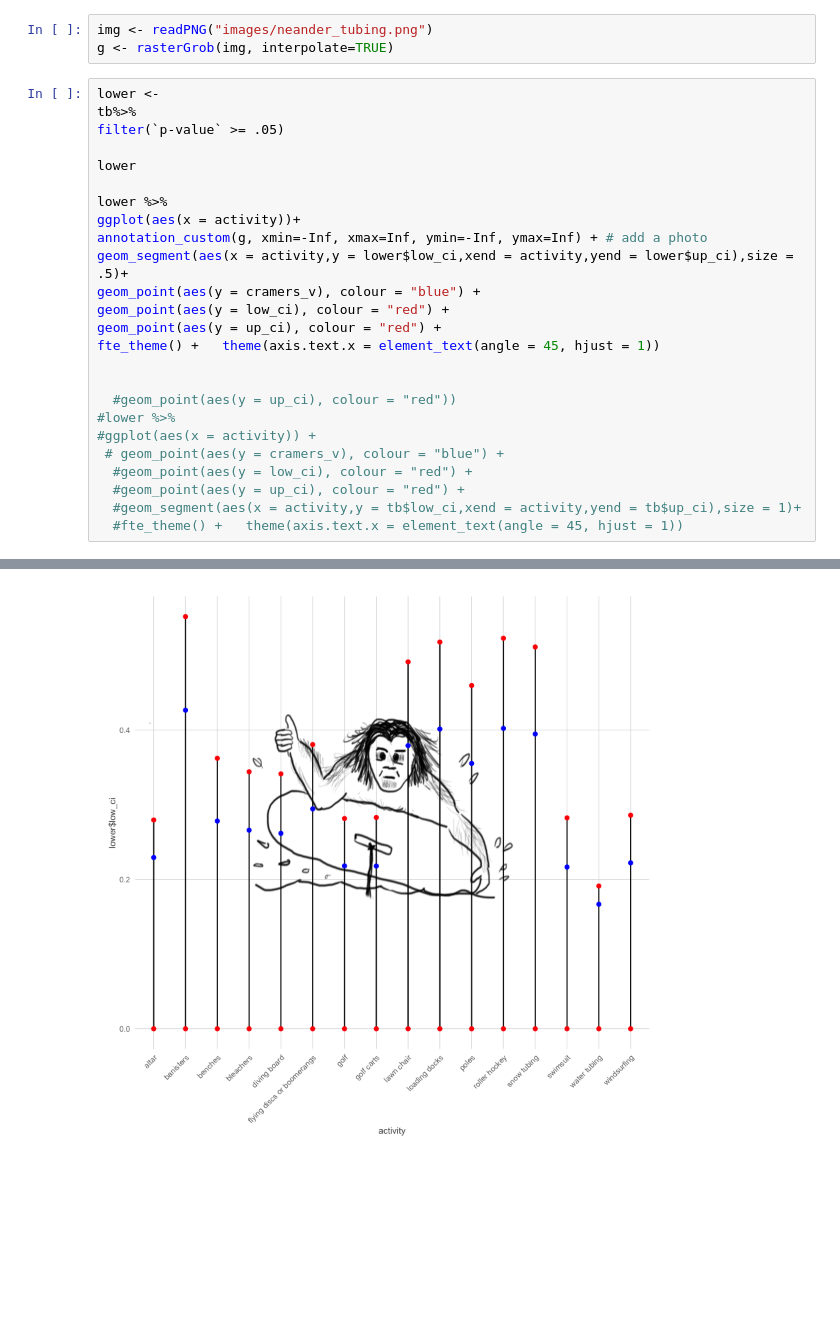
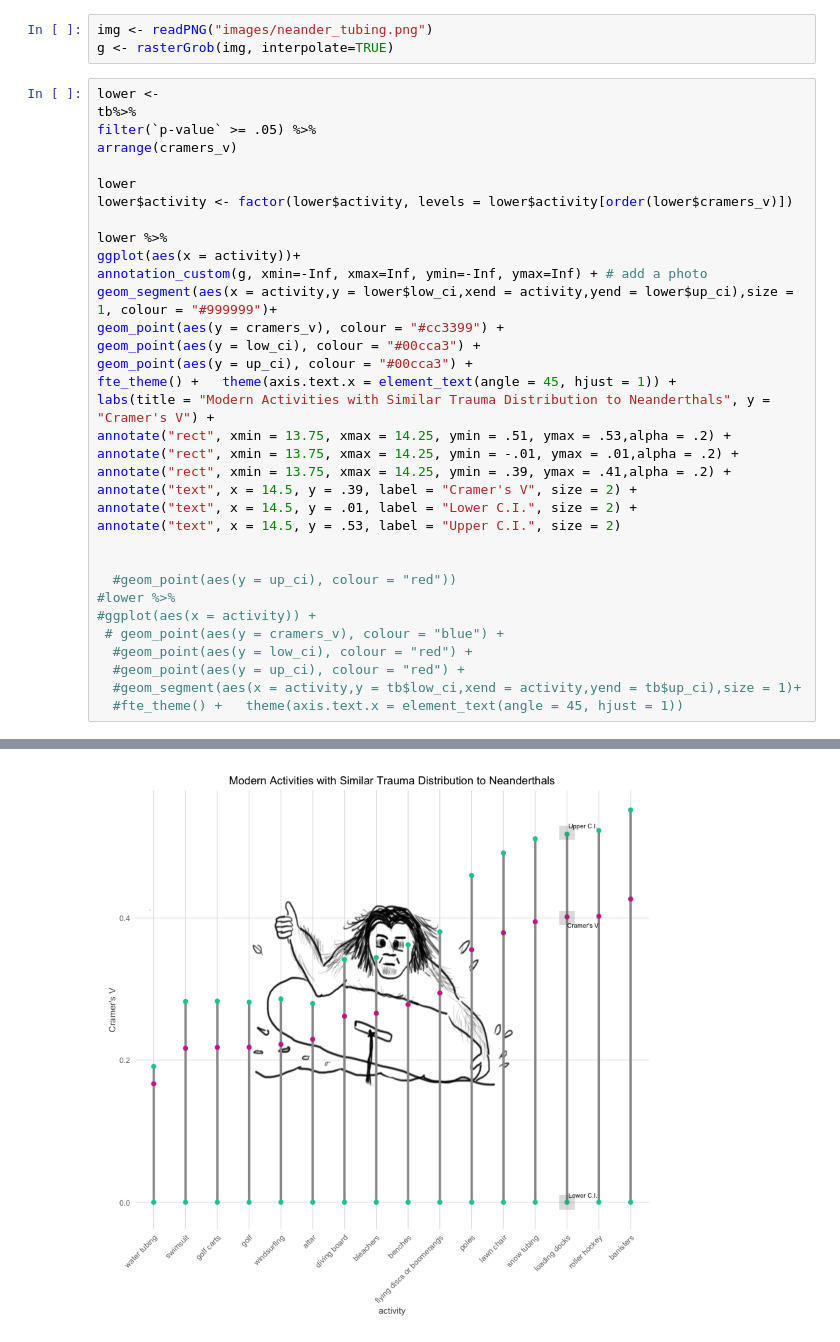
Before and after one commit to jcbain/neander_trauma, a Jupyter notebook: plots.ipynb, the cells around one changed output, grey strips where cells are left out. Drawn from its saved outputs; the diff is of its cells as text; blank space fills up the shorter version.

Commit message:
make nice graph

```diff
--- a/plots.ipynb
+++ b/plots.ipynb
@@ -81,18 +81,27 @@ g <- rasterGrob(img, interpolate=TRUE)
 # %%
 lower <-
 tb%>%
-filter(`p-value` >= .05)
+filter(`p-value` >= .05) %>%
+arrange(cramers_v)
 
 lower
+lower$activity <- factor(lower$activity, levels = lower$activity[order(lower$cramers_v)])
 
 lower %>%
 ggplot(aes(x = activity))+
 annotation_custom(g, xmin=-Inf, xmax=Inf, ymin=-Inf, ymax=Inf) + # add a photo
-geom_segment(aes(x = activity,y = lower$low_ci,xend = activity,yend = lower$up_ci),size = .5)+
-geom_point(aes(y = cramers_v), colour = "blue") +
-geom_point(aes(y = low_ci), colour = "red") +
-geom_point(aes(y = up_ci), colour = "red") +
-fte_theme() +   theme(axis.text.x = element_text(angle = 45, hjust = 1))
+geom_segment(aes(x = activity,y = lower$low_ci,xend = activity,yend = lower$up_ci),size = 1, colour = "#999999")+
+geom_point(aes(y = cramers_v), colour = "#cc3399") +
+geom_point(aes(y = low_ci), colour = "#00cca3") +
+geom_point(aes(y = up_ci), colour = "#00cca3") +
+fte_theme() +   theme(axis.text.x = element_text(angle = 45, hjust = 1)) +
+labs(title = "Modern Activities with Similar Trauma Distribution to Neanderthals", y = "Cramer's V") +
+annotate("rect", xmin = 13.75, xmax = 14.25, ymin = .51, ymax = .53,alpha = .2) +
+annotate("rect", xmin = 13.75, xmax = 14.25, ymin = -.01, ymax = .01,alpha = .2) +
+annotate("rect", xmin = 13.75, xmax = 14.25, ymin = .39, ymax = .41,alpha = .2) +
+annotate("text", x = 14.5, y = .39, label = "Cramer's V", size = 2) +
+annotate("text", x = 14.5, y = .01, label = "Lower C.I.", size = 2) +
+annotate("text", x = 14.5, y = .53, label = "Upper C.I.", size = 2)
 
 
   #geom_point(aes(y = up_ci), colour = "red"))
@@ -124 +133 @@ fte_theme() +   theme(axis.text.x = element_text(angle = 45, hjust = 1))
-[figure, old version]
+[figure, new version]
```
Also changed, not shown: parts of 1 cell of this notebook.
